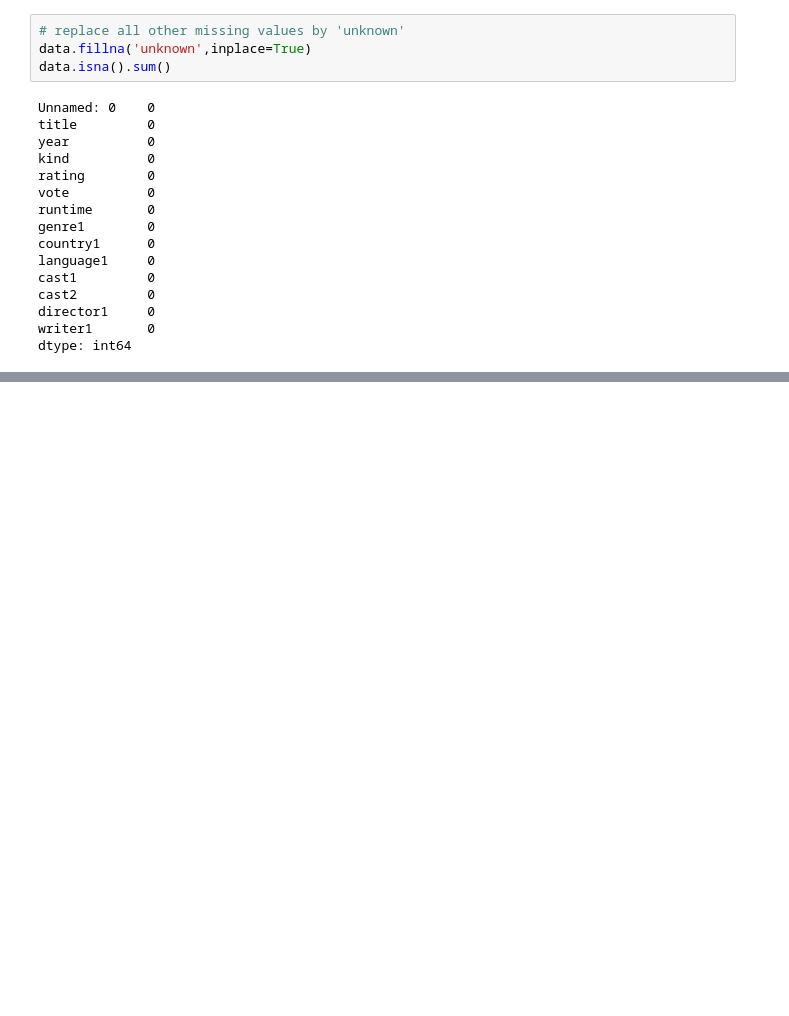
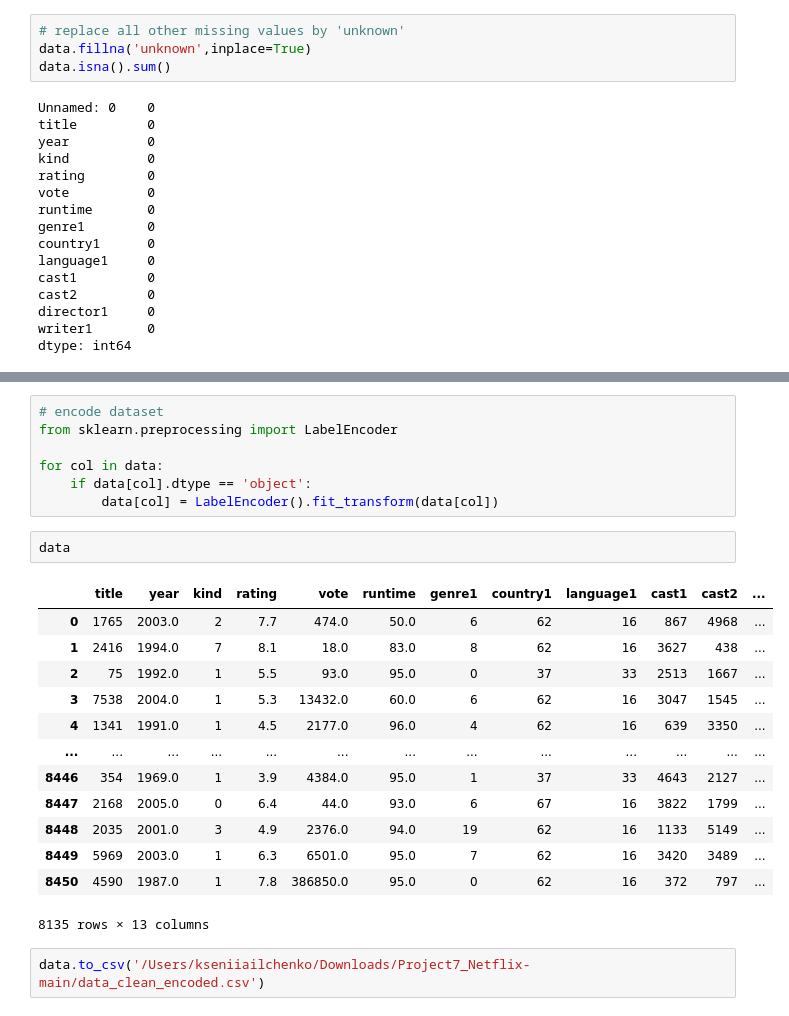
Before and after one commit to shinanna/Netflix_MachineLearning, a Jupyter notebook: Anna_nb.ipynb, the cells around one changed output, grey strips where cells are left out. Saved outputs shown, nothing was run; the diff lists cells and outputs as text; blank space fills up the shorter version.

```diff
--- a/Anna_nb.ipynb
+++ b/Anna_nb.ipynb
@@ -268,0 +289,25 @@ data.to_csv(r"C:\Users\Shinemet\Ironhack\Projects\Project7\data_clean.csv")
+# %%
+# encode dataset
+from sklearn.preprocessing import LabelEncoder
+
+for col in data:
+    if data[col].dtype == 'object':
+        data[col] = LabelEncoder().fit_transform(data[col])
+# %%
+data
+# %% [output]
+|  | title | year | kind | rating | vote | runtime | genre1 | country1 | language1 | cast1 | cast2 | ... |
+| 0 | 1765 | 2003.0 | 2 | 7.7 | 474.0 | 50.0 | 6 | 62 | 16 | 867 | 4968 | ... |
+| 1 | 2416 | 1994.0 | 7 | 8.1 | 18.0 | 83.0 | 8 | 62 | 16 | 3627 | 438 | ... |
+| 2 | 75 | 1992.0 | 1 | 5.5 | 93.0 | 95.0 | 0 | 37 | 33 | 2513 | 1667 | ... |
+| 3 | 7538 | 2004.0 | 1 | 5.3 | 13432.0 | 60.0 | 6 | 62 | 16 | 3047 | 1545 | ... |
+| 4 | 1341 | 1991.0 | 1 | 4.5 | 2177.0 | 96.0 | 4 | 62 | 16 | 639 | 3350 | ... |
+| ... | ... | ... | ... | ... | ... | ... | ... | ... | ... | ... | ... | ... |
+| 8446 | 354 | 1969.0 | 1 | 3.9 | 4384.0 | 95.0 | 1 | 37 | 33 | 4643 | 2127 | ... |
+| 8447 | 2168 | 2005.0 | 0 | 6.4 | 44.0 | 93.0 | 6 | 67 | 16 | 3822 | 1799 | ... |
+| 8448 | 2035 | 2001.0 | 3 | 4.9 | 2376.0 | 94.0 | 19 | 62 | 16 | 1133 | 5149 | ... |
+| 8449 | 5969 | 2003.0 | 1 | 6.3 | 6501.0 | 95.0 | 7 | 62 | 16 | 3420 | 3489 | ... |
+| 8450 | 4590 | 1987.0 | 1 | 7.8 | 386850.0 | 95.0 | 0 | 62 | 16 | 372 | 797 | ... |
+8135 rows × 13 columns
+# %%
+data.to_csv('/Users/kseniiailchenko/Downloads/Project7_Netflix-main/data_clean_encoded.csv')
```
Also changed, not shown: parts of 12 cells of this notebook.
